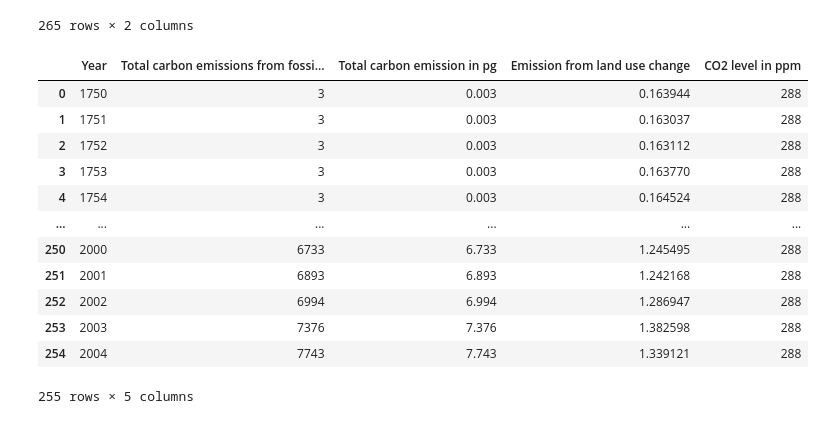
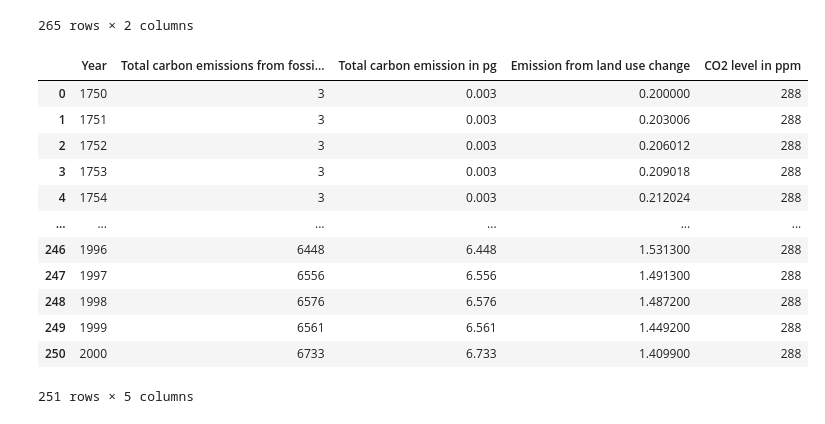
Before and after one commit to rico12312/ESE5023_Assignments_12332293, a Jupyter notebook: PS/PS5/PS5.ipynb, the cells around one changed output. Cells and saved outputs as stored; diff of their text form; code cells hidden in the pictures.

```diff
--- a/PS/PS5/PS5.ipynb
+++ b/PS/PS5/PS5.ipynb
@@ -306,12 +310,12 @@ plt.gca().spines['right'].set_visible(False)
 # %%
 # bonus
 # import data
-# global emission data
+# global fuel emission data
 data = pd.read_csv('global.1751_2014.csv')
 # observation data
 observation = pd.read_csv('trends-in-atmospheric-carbon-dioxide-concentration.csv')
 # emission from land use change data
-delta =  xr.open_dataset("Gasser_et_al_2020_best_guess.nc", engine="netcdf4")
+delta =  pd.read_excel('Global_land-use_flux-1850_2005.xls')
 
 # check data
 data
@@ -373,7 +369,0 @@ Attributes:
-# %%
-# calculate the delta every year , and transform the result to dataframe
-delta = delta.Eluc.sum(dim='reg_land').sum(dim='bio_from').sum(dim='bio_to').sum(dim='bio_pool')
-delta = delta.to_dataframe().reset_index()
-
-#check result
-delta
@@ -394,6 +369,0 @@ delta
-# %%
-# cut the unwanted data  and check data
-delta = delta[(delta['year']>=1750)&(delta['year']<=2004)].reset_index(drop=True)
-
-# check the result
-delta
@@ -455,31 +411,31 @@ data
 265 rows × 2 columns
 # %%
 # select the data from 1750 to 2004 and check data
-data = data[(data['Year']>=1750)&(data['Year']<=2004)].reset_index(drop=True)
+data = data[(data['Year']>=1750)&(data['Year']<=2000)].reset_index(drop=True)
 
 # create new columns for total carbon emission in unit pg
 data['Total carbon emission in pg'] = data['Total carbon emissions from fossil fuel consumption and cement production (million metric tons of C)'].astype(int)/1000
 
 # create new columns for emission from land use change
-data['Emission from land use change'] = delta['Eluc']
+data['Emission from land use change'] = delta['Global in pg']
 
 # create a new column for CO2 level
 # 288 is the result 615^15/12/n0,n0 = 740*10**21/12/347, which is the total molar of material of atmosphere
 data['CO2 level in ppm'] = 288
 
 # check data
 data
 # %% [output]
 |  | Year | Total carbon emissions from fossi... | Total carbon emission in pg | Emission from land use change | CO2 level in ppm |
-| 0 | 1750 | 3 | 0.003 | 0.163944 | 288 |
-| 1 | 1751 | 3 | 0.003 | 0.163037 | 288 |
-| 2 | 1752 | 3 | 0.003 | 0.163112 | 288 |
-| 3 | 1753 | 3 | 0.003 | 0.163770 | 288 |
-| 4 | 1754 | 3 | 0.003 | 0.164524 | 288 |
+| 0 | 1750 | 3 | 0.003 | 0.200000 | 288 |
+| 1 | 1751 | 3 | 0.003 | 0.203006 | 288 |
+| 2 | 1752 | 3 | 0.003 | 0.206012 | 288 |
+| 3 | 1753 | 3 | 0.003 | 0.209018 | 288 |
+| 4 | 1754 | 3 | 0.003 | 0.212024 | 288 |
 | ... | ... | ... | ... | ... | ... |
-| 250 | 2000 | 6733 | 6.733 | 1.245495 | 288 |
-| 251 | 2001 | 6893 | 6.893 | 1.242168 | 288 |
-| 252 | 2002 | 6994 | 6.994 | 1.286947 | 288 |
-| 253 | 2003 | 7376 | 7.376 | 1.382598 | 288 |
-| 254 | 2004 | 7743 | 7.743 | 1.339121 | 288 |
+| 246 | 1996 | 6448 | 6.448 | 1.531300 | 288 |
+| 247 | 1997 | 6556 | 6.556 | 1.491300 | 288 |
+| 248 | 1998 | 6576 | 6.576 | 1.487200 | 288 |
+| 249 | 1999 | 6561 | 6.561 | 1.449200 | 288 |
+| 250 | 2000 | 6733 | 6.733 | 1.409900 | 288 |
-255 rows × 5 columns
+251 rows × 5 columns
```
Also changed, not shown: parts of 18 cells of this notebook, 2 other files.
